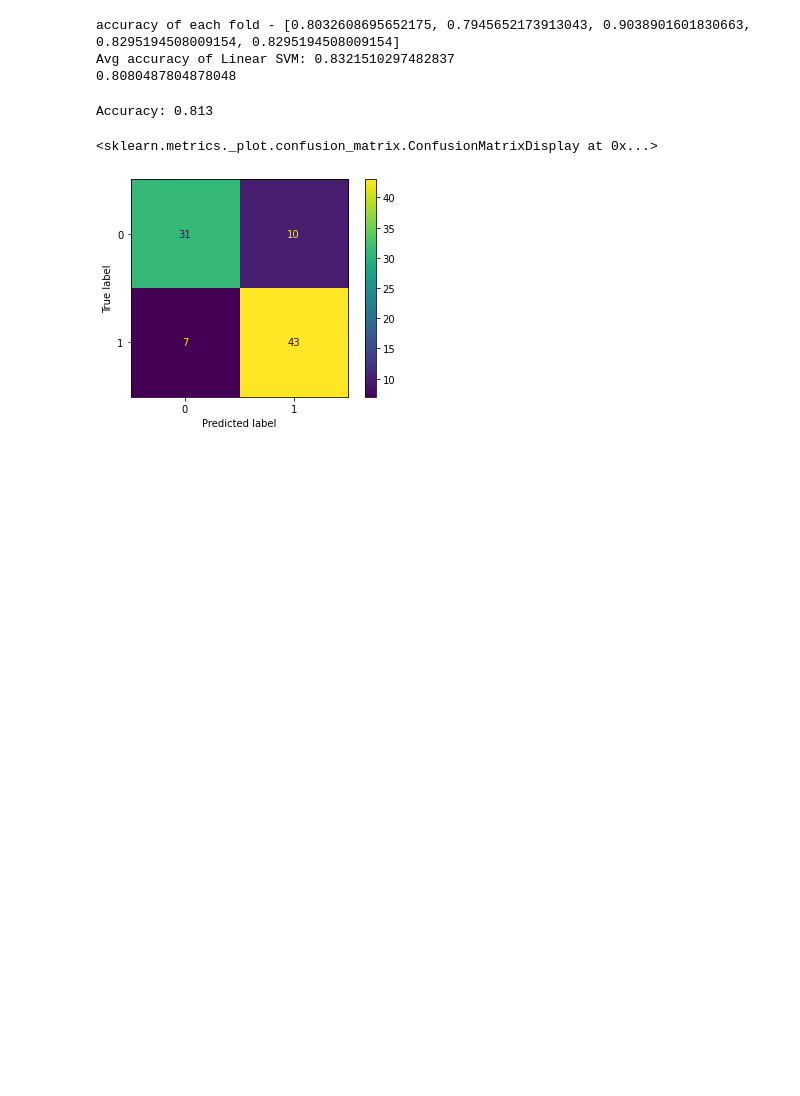
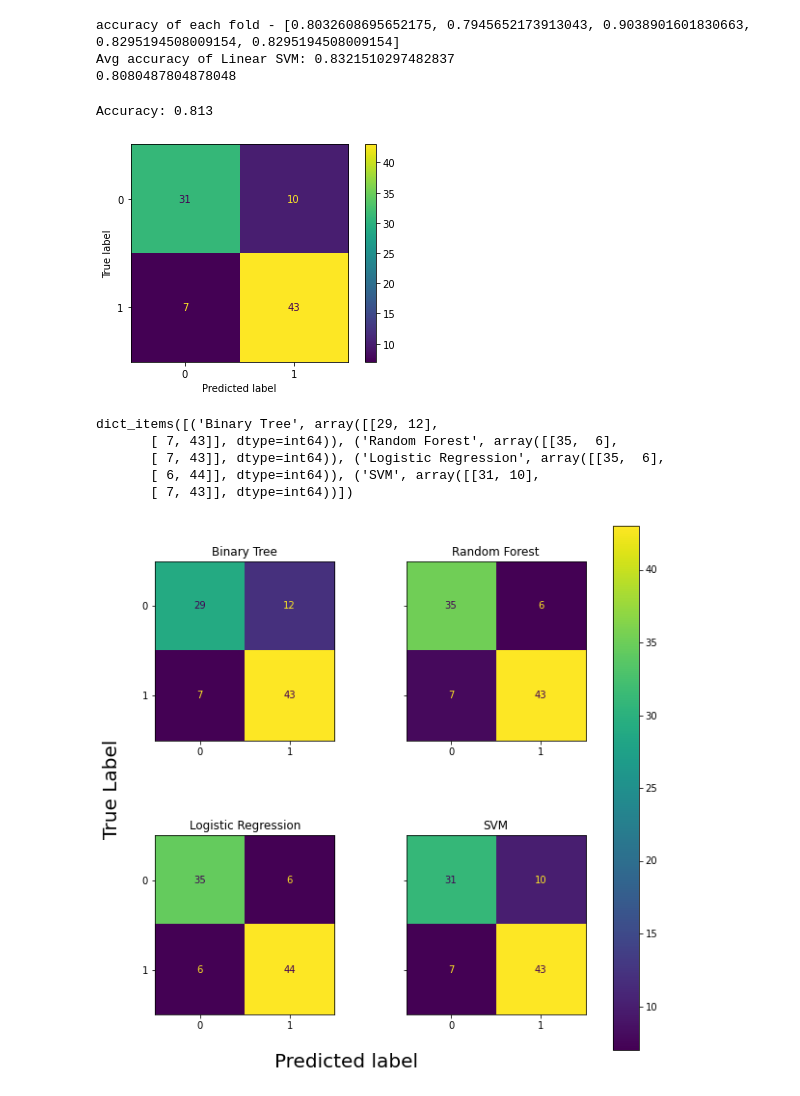
Before and after one commit to vasqua/comp562_final_project, a Jupyter notebook: COMP562_final_project_analysis.ipynb, the cells around one changed output. Cells and saved outputs as stored; diff of their text form; code cells hidden in the pictures; blank space fills up the shorter version.

```diff
--- a/COMP562_final_project_analysis.ipynb
+++ b/COMP562_final_project_analysis.ipynb
@@ -265,5 +270,6 @@ print('Accuracy: %.3f' % accuracy_score(y_test_nt, y_pred))
 cm = confusion_matrix(y_test_nt, y_pred, labels=clf.classes_)
 disp = ConfusionMatrixDisplay(confusion_matrix=cm, display_labels=clf.classes_)
 disp.plot()
+confusion_matrices["Logistic Regression"] = confusion_matrix(y_test_nt, y_pred, labels=clf.classes_)
 # %% [output]
 Accuracy: 0.868
@@ -279,9 +284,9 @@ acc_svm=[]
 kf=StratifiedKFold(n_splits=5)
 
 # Loop through folds
-for fold, (trn_, val_ ) in enumerate(kf.split(X_train_nt,y_train_nt)):
-    X_fld_train, X_fld_val = X_train_nt.iloc[trn_,:-1], X_train_nt.iloc[val_,:-1]
-    y_fld_train, y_fld_val= y_train_nt[trn_], y_train_nt[val_]
+for fold, (trn_, val_ ) in enumerate(kf.split(X_train_nt2,y_train_nt2)):
+    X_fld_train, X_fld_val = X_train_nt2.iloc[trn_,:-1], X_train_nt2.iloc[val_,:-1]
+    y_fld_train, y_fld_val= y_train_nt2[trn_], y_train_nt2[val_]
 
     ro_scaler=MinMaxScaler()
     X_fld_train=ro_scaler.fit_transform(X_fld_train)
@@ -302,9 +307,9 @@ ro_scaler=MinMaxScaler()
 X_train_nt=ro_scaler.fit_transform(X_train_nt)
 X_test_nt=ro_scaler.transform(X_test_nt)
 
-clf=SVC(kernel="linear")
-clf.fit(X_train_nt, y_train_nt.ravel())
-y_pred=clf.predict(X_test_nt)
+clf_SVC=SVC(kernel="linear")
+clf_SVC.fit(X_train_nt, y_train_nt.ravel())
+y_pred=clf_SVC.predict(X_test_nt)
 print(roc_auc_score(y_test_nt,y_pred))
 # %% [output]
 accuracy of each fold - [0.8032608695652175, 0.7945652173913043, 0.9038901601830663, 0.8295194508009154, 0.8295194508009154]
@@ -315,7 +320,15 @@ print('Accuracy: %.3f' % accuracy_score(y_test_nt, y_pred))
 cm = confusion_matrix(y_test_nt, y_pred, labels=clf.classes_)
 disp = ConfusionMatrixDisplay(confusion_matrix=cm, display_labels=clf.classes_)
 disp.plot()
+confusion_matrices["SVM"] = confusion_matrix(y_test_nt, y_pred, labels=clf.classes_)
 # %% [output]
 Accuracy: 0.813
-<sklearn.metrics._plot.confusion_matrix.ConfusionMatrixDisplay at 0x...>
 [figure]
+# %%
+confusion_matrices.items()
+# %% [output]
+dict_items([('Binary Tree', array([[29, 12],
+       [ 7, 43]], dtype=int64)), ('Random Forest', array([[35,  6],
+       [ 7, 43]], dtype=int64)), ('Logistic Regression', array([[35,  6],
+       [ 6, 44]], dtype=int64)), ('SVM', array([[31, 10],
+       [ 7, 43]], dtype=int64))])
@@ -321,0 +342,35 @@ Accuracy: 0.813
+# %%
+axesIndices = []
+for i in range(2):
+    for j in range(2):
+        axesIndices.append([i, j])
+# %%
+#Build 2x2 Plot
+f, axes = plt.subplots(2, 2 ,figsize=(10, 10), sharey='row')
+
+#Get 2d indices of subplots
+axesIndices = []
+for i in range(2):
+    for j in range(2):
+        axesIndices.append([i, j])
+
+#Plot confusion matrices
+for k, (key, cf_matrix) in enumerate(confusion_matrices.items()):
+    #y_pred = classifier.fit(X_train, y_train).predict(X_test)
+    #cf_matrix = confusion_matrix(y_test, y_pred, labels=classifier.classes_)
+    disp = ConfusionMatrixDisplay(cf_matrix, display_labels=clf.classes_)
+    disp.plot(ax=axes[axesIndices[k][0], axesIndices[k][1]])
+    disp.ax_.set_title(key)
+    disp.im_.colorbar.remove()
+    disp.ax_.set_xlabel('')
+    if i!=0:
+        disp.ax_.set_ylabel('')
+
+#Plot labels and show
+f.text(0.4, 0.1, 'Predicted label', ha='center', size=20)
+plt.subplots_adjust(wspace=0.40, hspace=0.1)
+f.text(.05, .5, 'True Label', va='center', rotation=90, size=20)
+f.colorbar(disp.im_, ax=axes)
+plt.show()
+# %% [output]
+[figure, added]
```
Also changed, not shown: parts of 6 cells of this notebook.
